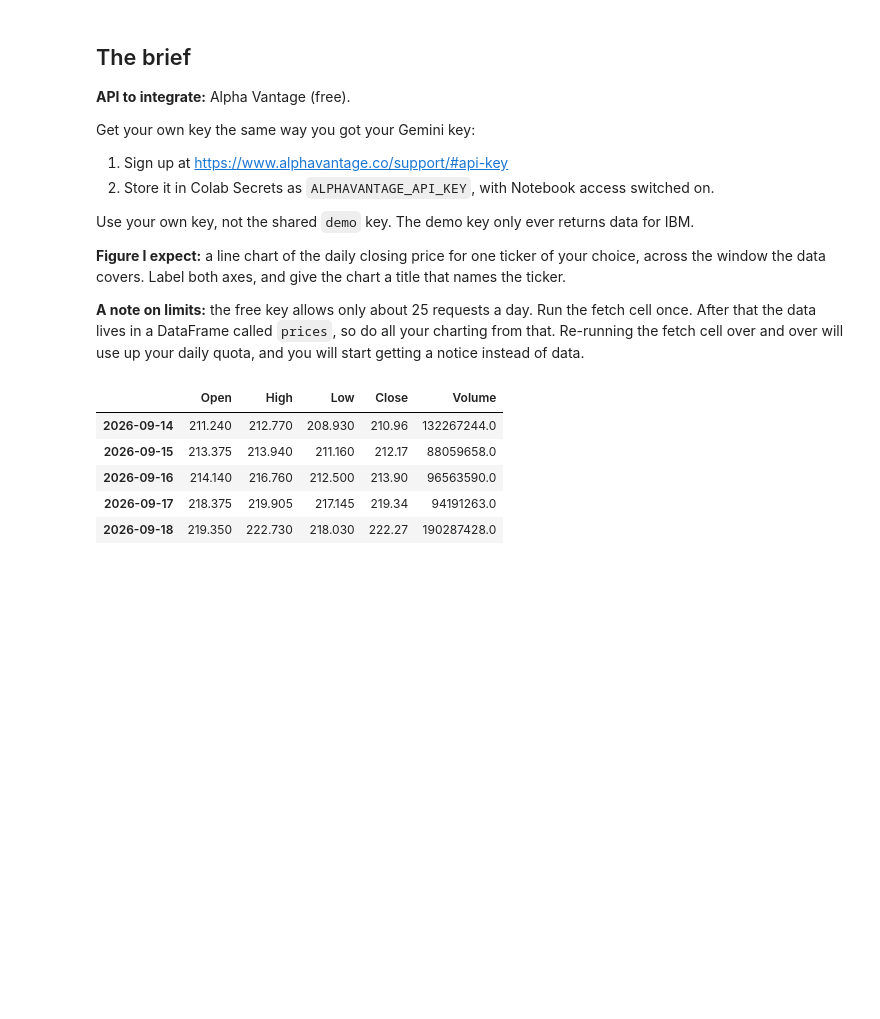
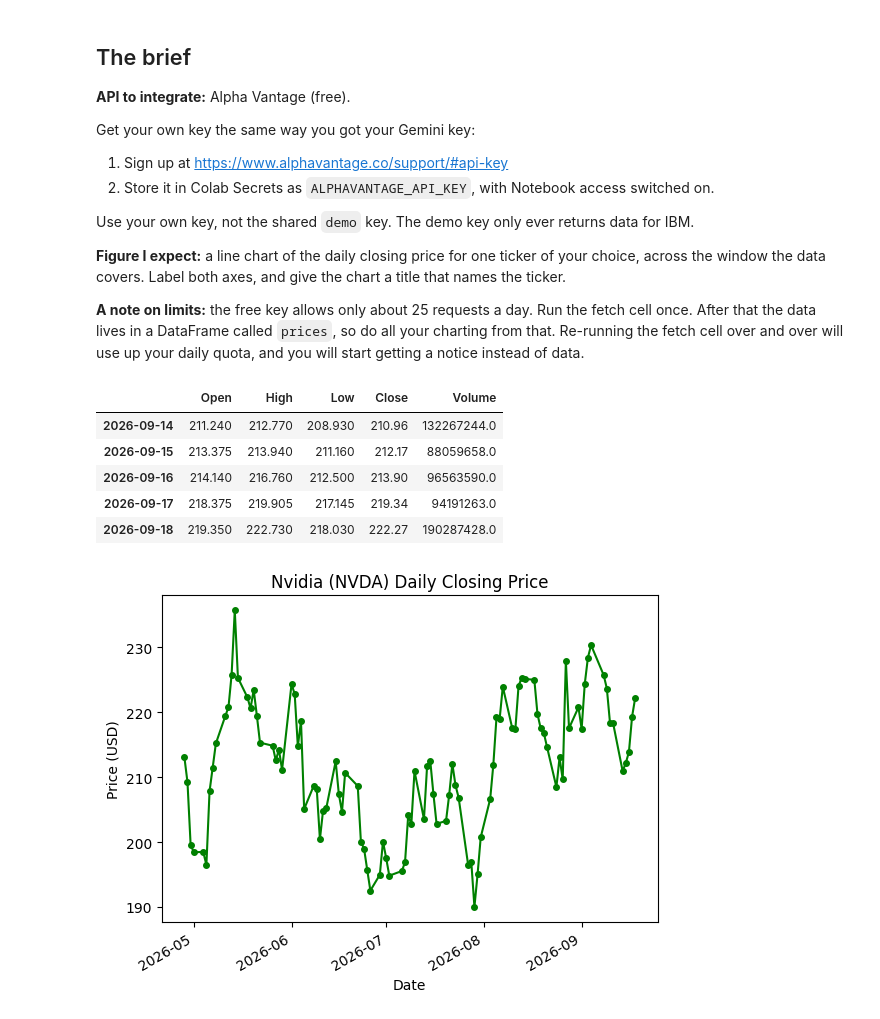
Before and after one commit to JuanJoboy/Introduction-to-Business-Programming, a Jupyter notebook: Module 08 - API/lab_ticket_stock_chart.ipynb, the cells around one changed output. Drawn from its saved outputs; the diff is of its cells as text; code cells hidden in the pictures; blank space fills up the shorter version.

```diff
--- a/Module 08 - API/lab_ticket_stock_chart.ipynb
+++ b/Module 08 - API/lab_ticket_stock_chart.ipynb
@@ -87,3 +84,26 @@ prices.tail()
+# %%
+# Your chart from here.
+# Draw the daily closing price as a labelled line chart, using the `prices` DataFrame.
+
+try:
+  # Pandas creates the plot
+  prices['Close'].plot(color='green', marker='o', markersize=4)
+
+  # Matplotlib configures the presentation
+  plt.title("Nvidia (NVDA) Daily Closing Price")
+  plt.xlabel("Date")
+  plt.ylabel("Price (USD)")
+  plt.show()
+except ValueError as e:
+  print(f"Mismatched data was encountered when plotting: {e}")
+except TypeError as e:
+    print(f"Data type error during plotting: {e}")
+except Exception as e:
+    print(f"Something went wrong when plotting your graph: {e}")
+finally:
+  plt.close('all')
+# %% [output]
+[figure, added]
 # %% [markdown]
 ## Before you finish
 
```
Also changed, not shown: parts of 2 cells of this notebook.
